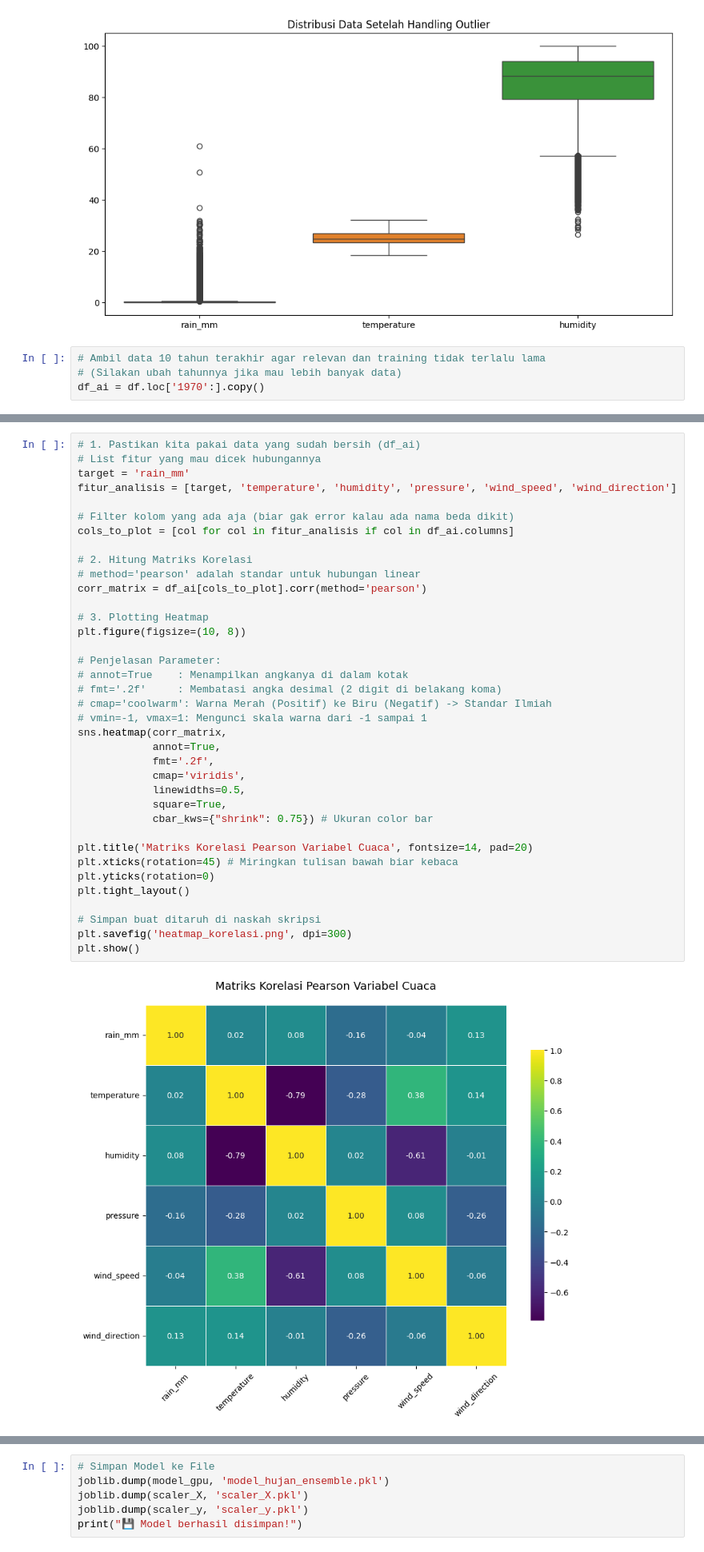
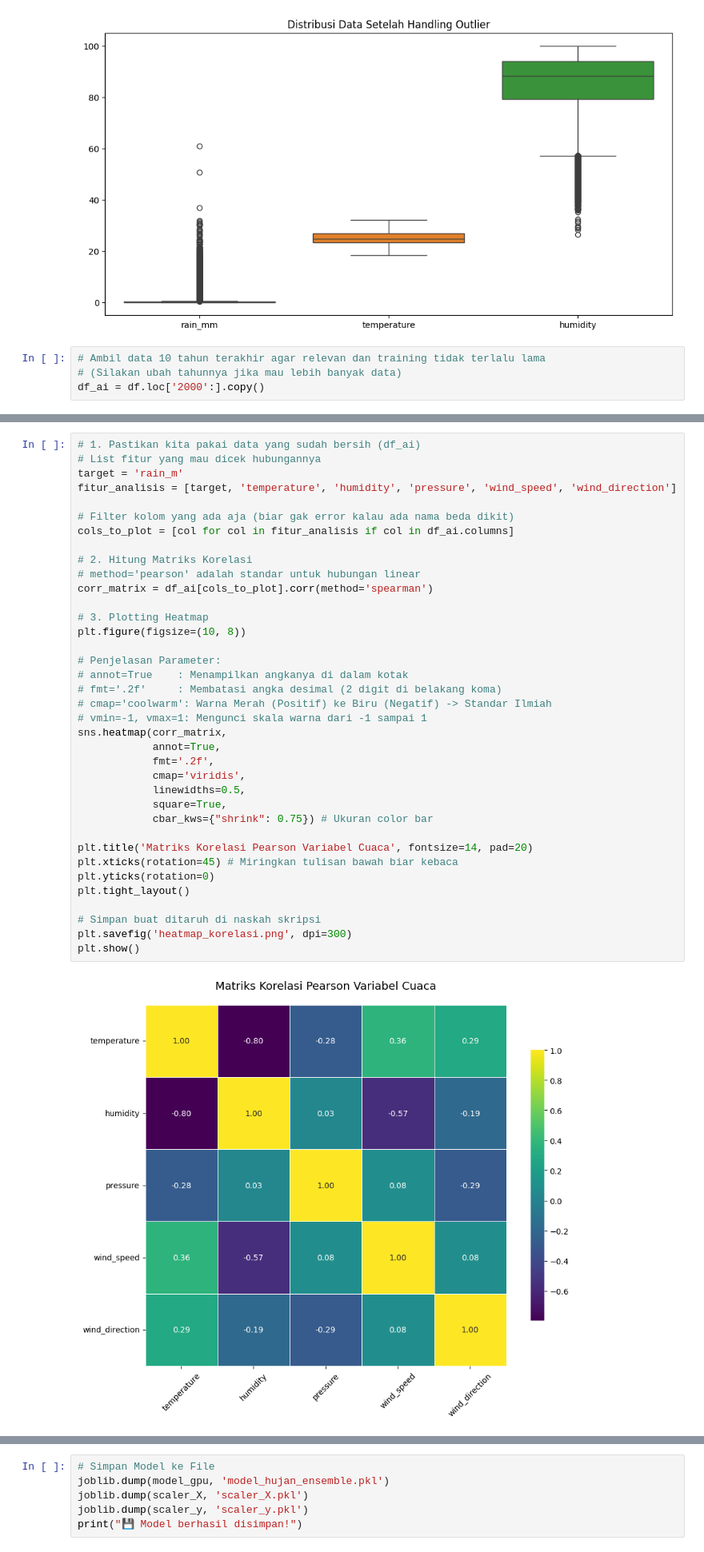
Before and after one commit to evanalif113/Catatan_Meteorologi, a Jupyter notebook: model-prediksi-estimasi-dengan-ensemble-forecast.ipynb, the cells around one changed output, grey strips where cells are left out. Shown at 80% size. Drawn from its saved outputs; the diff is of its cells as text.

```diff
--- a/model-prediksi-estimasi-dengan-ensemble-forecast.ipynb
+++ b/model-prediksi-estimasi-dengan-ensemble-forecast.ipynb
@@ -122,7 +122,7 @@ plt.show()
 # %%
 # Ambil data 10 tahun terakhir agar relevan dan training tidak terlalu lama
 # (Silakan ubah tahunnya jika mau lebih banyak data)
-df_ai = df.loc['1970':].copy()
+df_ai = df.loc['2000':].copy()
 # %%
 df_ai.tail(10)
 # %% [output]
@@ -160,42 +160,42 @@ memory usage: 37.5 MB
 # %%
 # 1. Pastikan kita pakai data yang sudah bersih (df_ai)
 # List fitur yang mau dicek hubungannya
-target = 'rain_mm'
+target = 'rain_m'
 fitur_analisis = [target, 'temperature', 'humidity', 'pressure', 'wind_speed', 'wind_direction']
 
 # Filter kolom yang ada aja (biar gak error kalau ada nama beda dikit)
 cols_to_plot = [col for col in fitur_analisis if col in df_ai.columns]
 
 # 2. Hitung Matriks Korelasi
 # method='pearson' adalah standar untuk hubungan linear
-corr_matrix = df_ai[cols_to_plot].corr(method='pearson')
+corr_matrix = df_ai[cols_to_plot].corr(method='spearman')
 
 # 3. Plotting Heatmap
 plt.figure(figsize=(10, 8))
 
 # Penjelasan Parameter:
 # annot=True    : Menampilkan angkanya di dalam kotak
 # fmt='.2f'     : Membatasi angka desimal (2 digit di belakang koma)
 # cmap='coolwarm': Warna Merah (Positif) ke Biru (Negatif) -> Standar Ilmiah
 # vmin=-1, vmax=1: Mengunci skala warna dari -1 sampai 1
 sns.heatmap(corr_matrix,
             annot=True,
             fmt='.2f',
             cmap='viridis',
             linewidths=0.5,
             square=True,
             cbar_kws={"shrink": 0.75}) # Ukuran color bar
 
 plt.title('Matriks Korelasi Pearson Variabel Cuaca', fontsize=14, pad=20)
 plt.xticks(rotation=45) # Miringkan tulisan bawah biar kebaca
 plt.yticks(rotation=0)
 plt.tight_layout()
 
 # Simpan buat ditaruh di naskah skripsi
 plt.savefig('heatmap_korelasi.png', dpi=300)
 plt.show()
 # %% [output]
-[figure, old version]
+[figure, new version]
 # %%
 # 1. Pilih Fitur
 fitur_utama = ['rain_mm','temperature', 'humidity', 'pressure','wind_speed']
```
Also changed, not shown: parts of 6 cells of this notebook.
